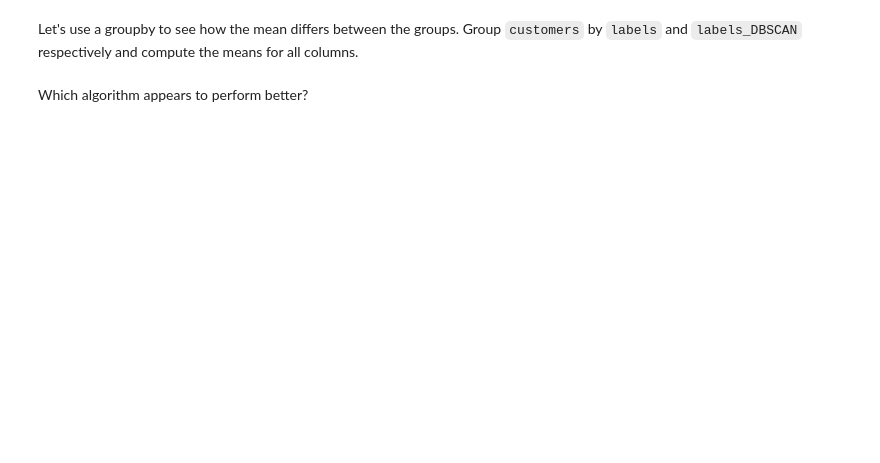
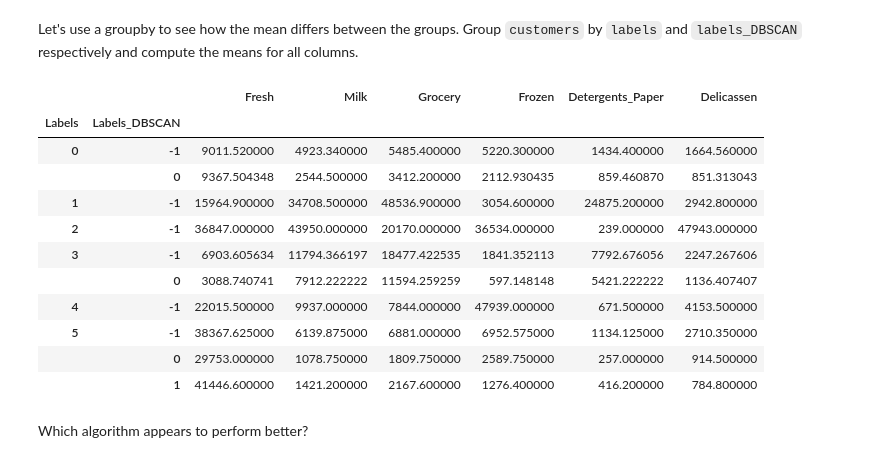
Before and after one commit to ta-data-mad/dataptmad0420, a Jupyter notebook: module-3/unsupervised-learning/your-code/main.ipynb, the cells around one changed output. Saved outputs shown, nothing was run; the diff lists cells and outputs as text; code cells hidden in the pictures; blank space fills up the shorter version.

```diff
--- a/module-3/unsupervised-learning/your-code/main.ipynb
+++ b/module-3/unsupervised-learning/your-code/main.ipynb
@@ -388,6 +391,23 @@ plt.title('Frozen-Delicassen DBSCAN by labels_')
 Let's use a groupby to see how the mean differs between the groups. Group `customers` by `labels` and `labels_DBSCAN` respectively and compute the means for all columns.
 # %%
 # Your code here:
+
+
+
+customer.groupby(by=['Labels', 'Labels_DBSCAN']).mean()
+# %% [output]
+|  |  | Fresh | Milk | Grocery | Frozen | Detergents_Paper | Delicassen |
+| Labels | Labels_DBSCAN |  |  |  |  |  |  |
+| 0 | -1 | 9011.520000 | 4923.340000 | 5485.400000 | 5220.300000 | 1434.400000 | 1664.560000 |
+|  | 0 | 9367.504348 | 2544.500000 | 3412.200000 | 2112.930435 | 859.460870 | 851.313043 |
+| 1 | -1 | 15964.900000 | 34708.500000 | 48536.900000 | 3054.600000 | 24875.200000 | 2942.800000 |
+| 2 | -1 | 36847.000000 | 43950.000000 | 20170.000000 | 36534.000000 | 239.000000 | 47943.000000 |
+| 3 | -1 | 6903.605634 | 11794.366197 | 18477.422535 | 1841.352113 | 7792.676056 | 2247.267606 |
+|  | 0 | 3088.740741 | 7912.222222 | 11594.259259 | 597.148148 | 5421.222222 | 1136.407407 |
+| 4 | -1 | 22015.500000 | 9937.000000 | 7844.000000 | 47939.000000 | 671.500000 | 4153.500000 |
+| 5 | -1 | 38367.625000 | 6139.875000 | 6881.000000 | 6952.575000 | 1134.125000 | 2710.350000 |
+|  | 0 | 29753.000000 | 1078.750000 | 1809.750000 | 2589.750000 | 257.000000 | 914.500000 |
+|  | 1 | 41446.600000 | 1421.200000 | 2167.600000 | 1276.400000 | 416.200000 | 784.800000 |
 # %% [markdown]
 Which algorithm appears to perform better?
 # %%
```
Also changed, not shown: parts of 13 cells of this notebook.
